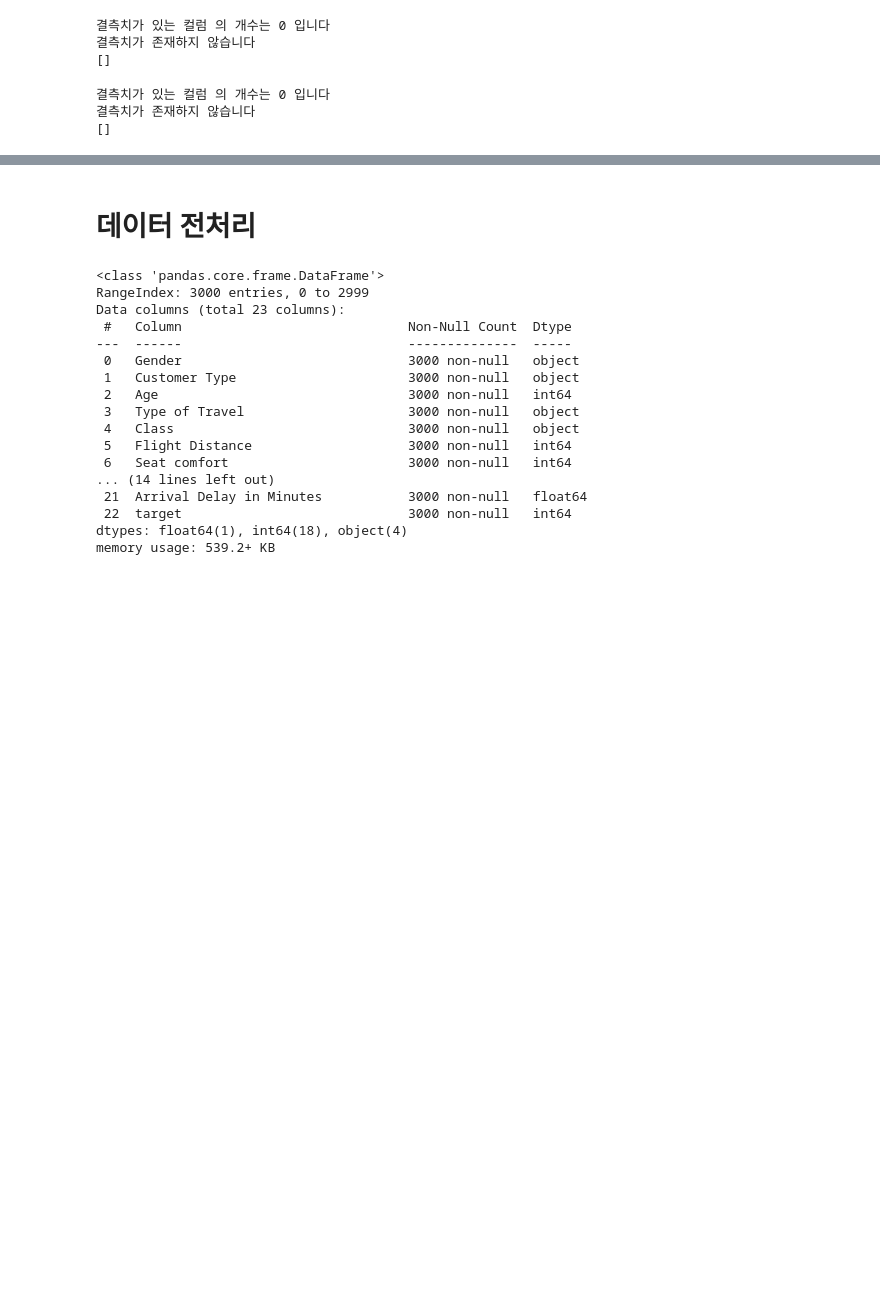
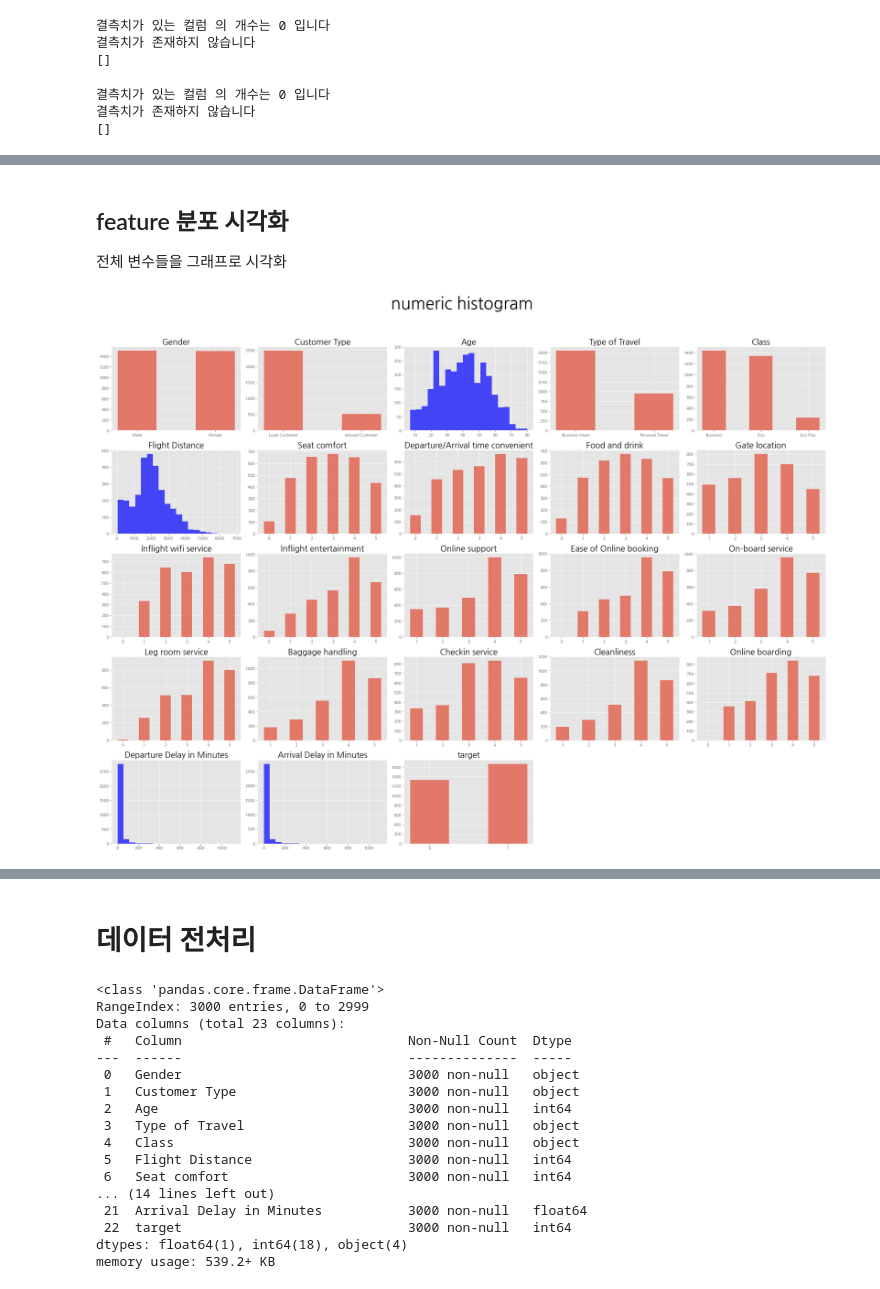
Before and after one commit to parktaeshin/dacon, a Jupyter notebook: dacon항공사고객만족도/first.ipynb, the cells around one changed output, grey strips where cells are left out. Saved outputs shown, nothing was run; the diff lists cells and outputs as text; code cells hidden in the pictures; blank space fills up the shorter version.

```diff
--- a/dacon항공사고객만족도/first.ipynb
+++ b/dacon항공사고객만족도/first.ipynb
@@ -97,0 +164,30 @@ print(missing_col)
+# %% [markdown]
+## feature 분포 시각화
+전체 변수들을 그래프로 시각화
+# %%
+def numeric_histogram(df) :
+
+    plt.style.use("ggplot")
+
+    # 히스토그램 을 사용해서 데이터의 분포를 살펴봅니다.
+    plt.figure(figsize=(25,20))
+
+    plt.suptitle("numeric histogram", fontsize=40)
+
+    # id는 제외하고 시각화합니다.
+    cols = df.columns
+    for i in range(len(cols)):
+        plt.subplot(5,5,i+1)
+        plt.title(cols[i], fontsize=20, color = "black")
+        if len(df[cols[i]].unique()) > 20:
+            plt.hist(df[cols[i]], bins=20, color='b', alpha=0.7)
+        else:
+            temp = df[cols[i]].value_counts()
+            plt.bar(temp.keys(), temp.values, width=0.5, alpha=0.7)
+            plt.xticks(temp.keys())
+    plt.tight_layout(rect=[0, 0.03, 1, 0.95])
+    plt.show()
+# %%
+numeric_histogram(train)
+# %% [output]
+[figure, added]
```
Also changed, not shown: parts of 17 cells of this notebook.
